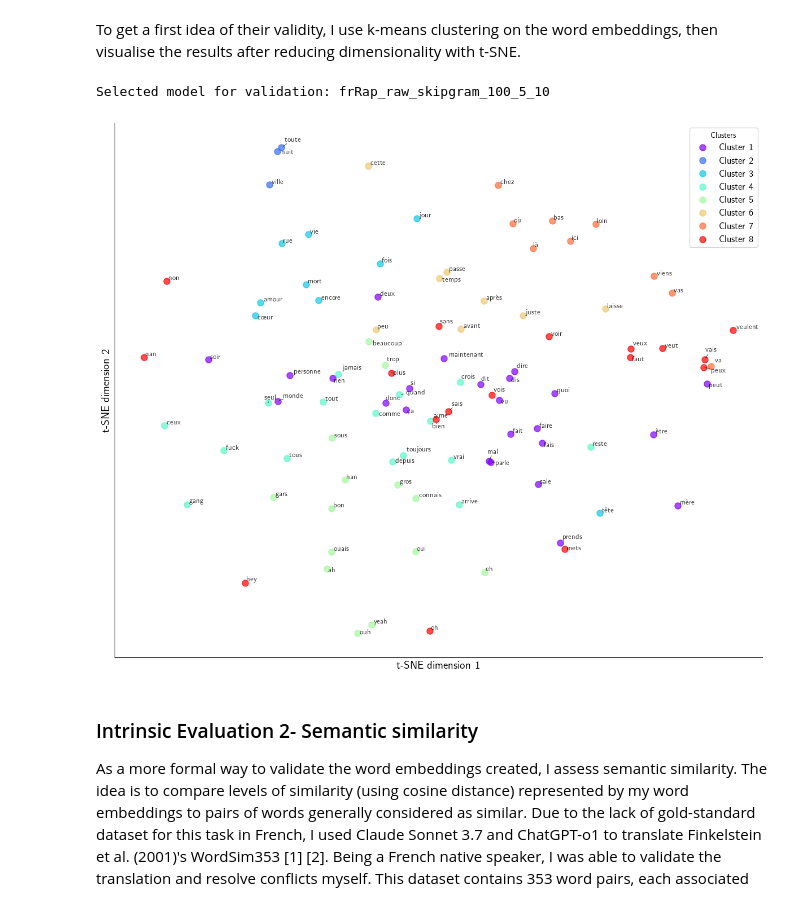
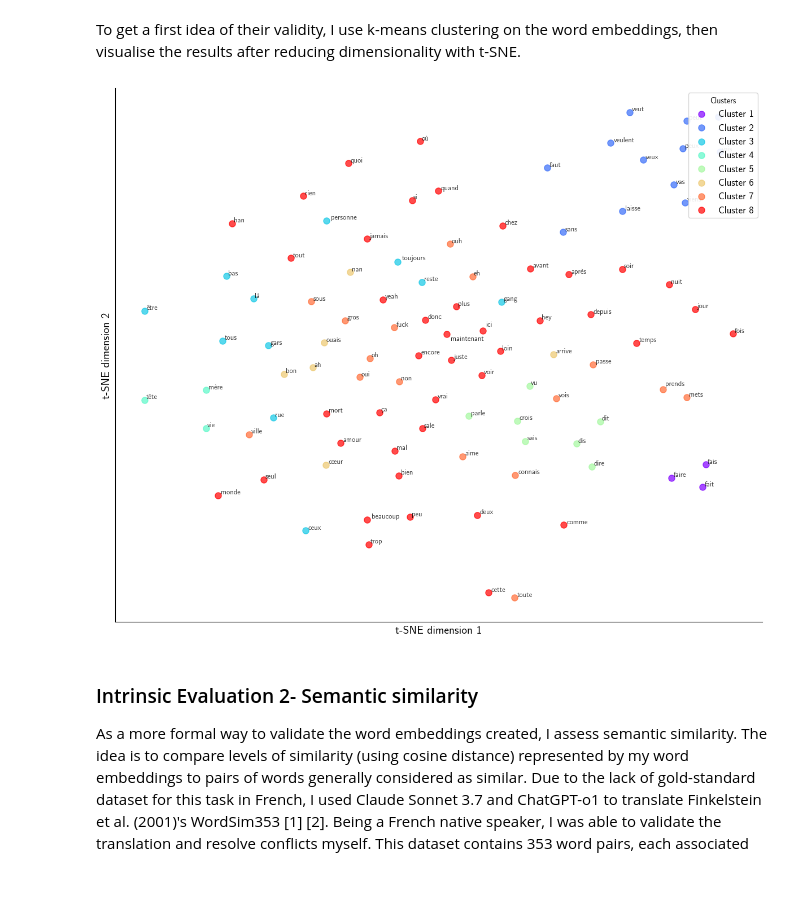
Before and after one commit to MatteoLarrode/NLP-SexismRapFr, a Jupyter notebook: NLP-SexismRapFr.ipynb, the cells around one changed output. Drawn from its saved outputs; the diff is of its cells as text; code cells hidden in the pictures.

Commit message:
reran analysis with final selection of models

```diff
--- a/NLP-SexismRapFr.ipynb
+++ b/NLP-SexismRapFr.ipynb
@@ -299,27 +263,20 @@ Loaded 6 models:
 ### Intrinsic Evaluation 1 - Clustering and visualisation
 # %% [markdown]
 To get a first idea of their validity, I use k-means clustering on the word embeddings, then visualise the results after reducing dimensionality with t-SNE.
-# %%
-model_to_validate = list(models.values())[0] if models else None
-
-if model_to_validate is None:
-    print("No models found! Please train a model first.")
-else:
-    print(f"\nSelected model for validation: {model_to_validate.name}")
-# %% [output]
-Selected model for validation: frRap_raw_skipgram_100_5_10
+# %%
+best_rap_model = models["frRap_non_lemma_cbow_100_cut5_win5"]
 # %%
 # Run k-means clustering
 n_clusters = 8
 
 cluster_info = kmeans_cluster_embeddings(
-    model_to_validate,
+    best_rap_model,
     n_words=100,
     n_clusters=n_clusters,
-    save_path=f'figs/k_means/kmeans_word_clusters_{n_clusters}.png'
+    save_path=f'figs/k_means/kmeans_word_clusters_{n_clusters}_new.png'
 )
 # %% [output]
-[figure, old version]
+[figure, new version]
 # %% [markdown]
 ### Intrinsic Evaluation 2- Semantic similarity
 
```
Also changed, not shown: parts of 11 cells of this notebook, 26 other files.
